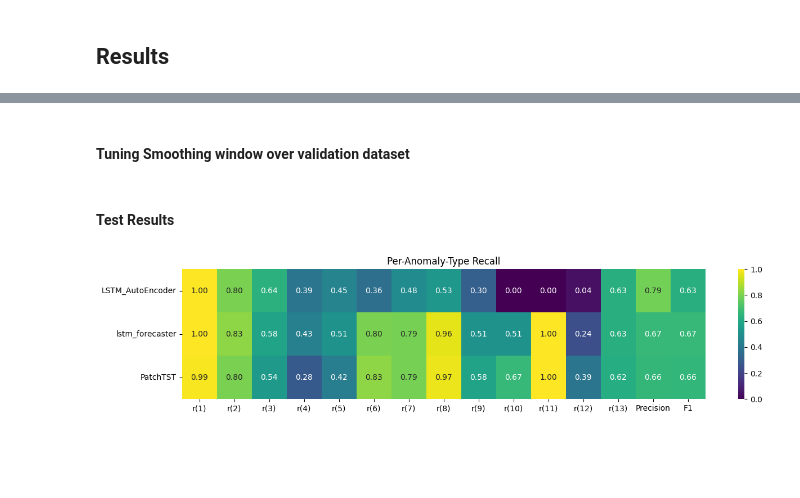
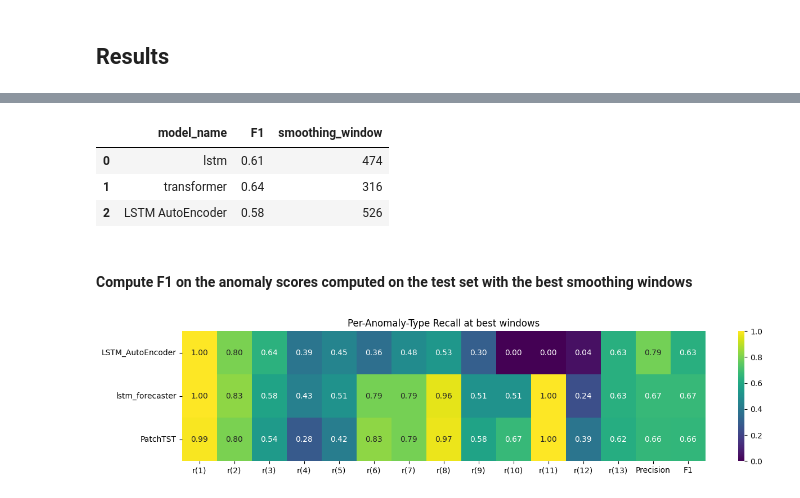
Before and after one commit to KirillVishnyakov/Architectural-Biases-in-Time-Series-Anomaly-Detection, a Jupyter notebook: report.ipynb, the cells around one changed output, grey strips where cells are left out. Saved outputs shown, nothing was run; the diff lists cells and outputs as text; code cells hidden in the pictures; blank space fills up the shorter version.

Commit message:
repo for report

```diff
--- a/report.ipynb
+++ b/report.ipynb
@@ -1,17 +1,24 @@
 # %%
+# @title libraries, github repo, and dataset
 import pandas as pd
 import numpy as np
 import matplotlib.pyplot as plt
 import matplotlib.patches as mpatches
 import torch
 import torch.nn as nn
+import seaborn as sns
+import kagglehub
+import sys
 import os
-import seaborn as sns
+
+# import public github repo into notebook file directory
+!rm -rf /content/Architectural-Biases-in-Time-Series-Anomaly-Detection;
+!git clone https://github.com/KirillVishnyakov/Architectural-Biases-in-Time-Series-Anomaly-Detection;
+!git -C /content/Architectural-Biases-in-Time-Series-Anomaly-Detection log --oneline -1
+
+root_dir = "/content/Architectural-Biases-in-Time-Series-Anomaly-Detection"
+sys.path.append(root_dir)
 from utils.evaluation_utils import evaluation_metrics_helper
 
-seed = 432
-torch.manual_seed(seed)
-torch.cuda.manual_seed_all(seed)
-np.random.seed(seed)
-torch.backends.cudnn.deterministic = True
-torch.backends.cudnn.benchmark = False
+# data set
+path = kagglehub.dataset_download("patrickfleith/controlled-anomalies-time-series-dataset") + "/data.csv"
@@ -147,7 +233,6 @@ were chosen just sufficiently large while still being efficient to train with.<b
 # %%
-root = "c:\\Architectural-Biases-in-Time-Series-Anomaly-Detection"
 def create_dict(name):
-    path = os.path.join(root, "saved_model_scores", name)
+    path = os.path.join(root_dir, "saved_model_scores", name)
     with np.load(path) as data:
        results = {name: metric for name, metric in data.items()}
     return results
@@ -186,8 +273,6 @@ def tune_smoothing_window(scores, labels, cats, name="None"):
 
     results.sort(key=lambda x: x['F1'], reverse=True)
     return pd.Series(results[0])
-# %% [markdown]
-#### Tuning Smoothing window over validation dataset
 # %%
 window_grid = np.linspace(1, 1000, 20).astype(int)
 
@@ -196,8 +281,13 @@ pd.DataFrame(
     tune_smoothing_window(*transformer_val_metrics, "transformer"),
     tune_smoothing_window(*ae_val_metrics, "LSTM AutoEncoder")]
 )
+# %% [output]
+|  | model_name | F1 | smoothing_window |
+| 0 | lstm | 0.61 | 474 |
+| 1 | transformer | 0.64 | 316 |
+| 2 | LSTM AutoEncoder | 0.58 | 526 |
 # %% [markdown]
-#### Test Results
+#### Compute F1 on the anomaly scores computed on the test set with the best smoothing windows
 # %%
 def category_summary(scores, labels, cats, window, name):
     series = []
@@ -209,14 +299,14 @@ def category_summary(scores, labels, cats, window, name):
     return pd.concat(series, axis=1).T
 # %%
 lstm_autoencoder_series = category_summary(*ae_test_metrics, 526, "LSTM_AutoEncoder")
-lstm_forecaster_series = category_summary(*lstm_f_test_metrics, 476, "lstm_forecaster")
+lstm_forecaster_series = category_summary(*lstm_f_test_metrics, 474, "lstm_forecaster")
 patchTST_series = category_summary(*transformer_test_metrics, 316, "PatchTST")
 category_df = pd.concat([lstm_autoencoder_series, lstm_forecaster_series, patchTST_series])
 
 cols = [c for c in category_df.columns if ("r" in c or "F1" in c)]
 plt.figure(figsize=(15, 3))
 sns.heatmap(category_df[cols], annot=True, fmt=".2f", cmap="viridis")
-plt.title("Per-Anomaly-Type Recall")
+plt.title("Per-Anomaly-Type Recall at best windows")
 plt.show()
 # %% [output]
-[figure, old version]
+[figure, new version]
```
Also changed, not shown: parts of 18 cells of this notebook, 8 other files.
